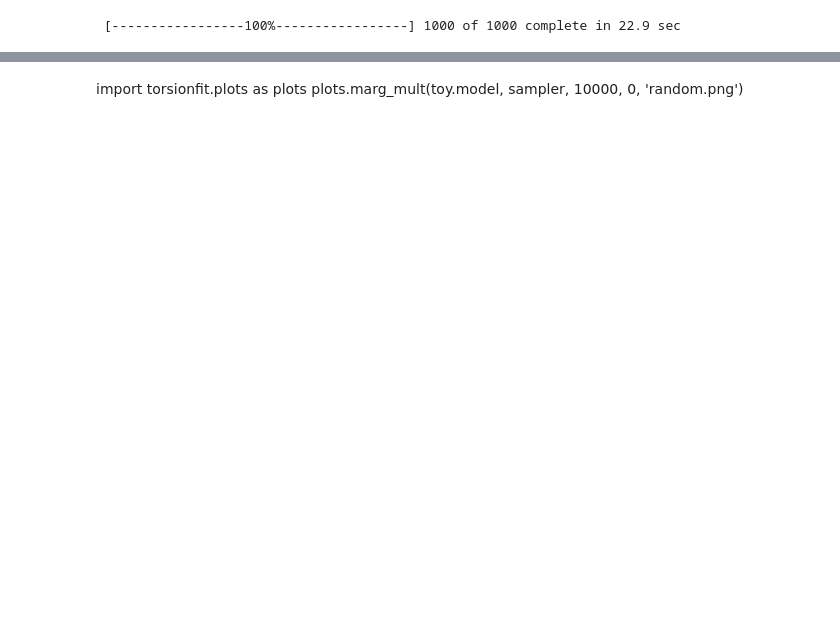
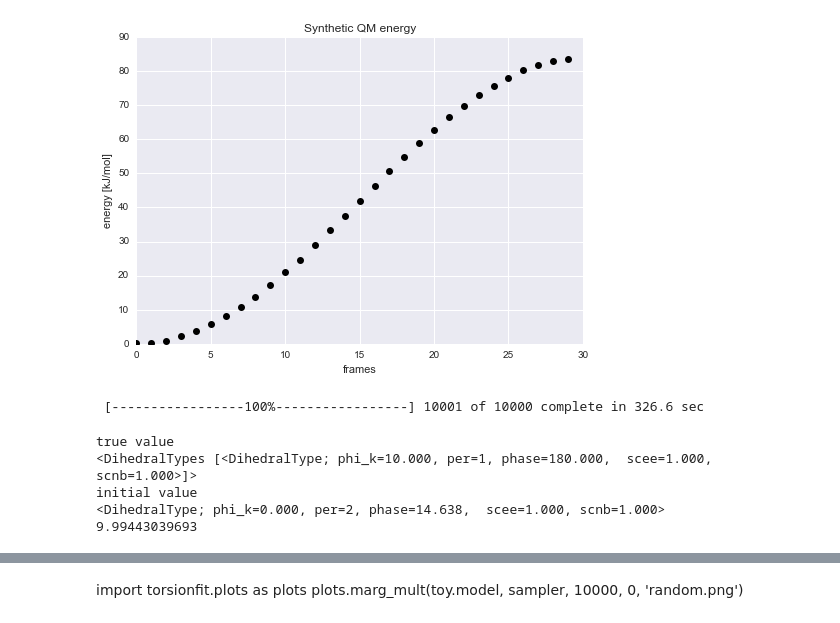
Before and after one commit to choderalab/torsionfit, a Jupyter notebook: examples/synthetic_data/Toy_model.ipynb, the cells around one changed output, grey strips where cells are left out. Cells and saved outputs as stored; diff of their text form; code cells hidden in the pictures; blank space fills up the shorter version.

```diff
--- a/examples/synthetic_data/Toy_model.ipynb
+++ b/examples/synthetic_data/Toy_model.ipynb
@@ -26,6 +26,26 @@ plt.plot(toy.scan_set.initial_mm, 'ko', color='r')
+# %%
+plt.plot(toy.synthetic_energy, 'ko')
+plt.xlabel('frames')
+plt.ylabel('energy [kJ/mol]')
+plt.title('Synthetic QM energy')
+plt.savefig('toy_QM_energy.pdf')
+# %% [output]
+[figure, added]
 # %%
 # sample
 sampler = MCMC(toy.model.pymc_parameters)
-sampler.sample(iter=1000)
+sampler.sample(iter=10000)
 # %% [output]
- [-----------------100%-----------------] 1000 of 1000 complete in 22.9 sec
+ [-----------------100%-----------------] 10001 of 10000 complete in 326.6 sec
+# %%
+print('true value')
+print(toy.true_value)
+print('initial value')
+print(toy.initial_value)
+print toy.model.pymc_parameters['CG331_CG321_CG321_CG331_1_K'].value
+# %% [output]
+true value
+<DihedralTypes [<DihedralType; phi_k=10.000, per=1, phase=180.000,  scee=1.000, scnb=1.000>]>
+initial value
+<DihedralType; phi_k=0.000, per=2, phase=14.638,  scee=1.000, scnb=1.000>
+9.99443039693
```
Also changed, not shown: parts of 35 cells of this notebook.
